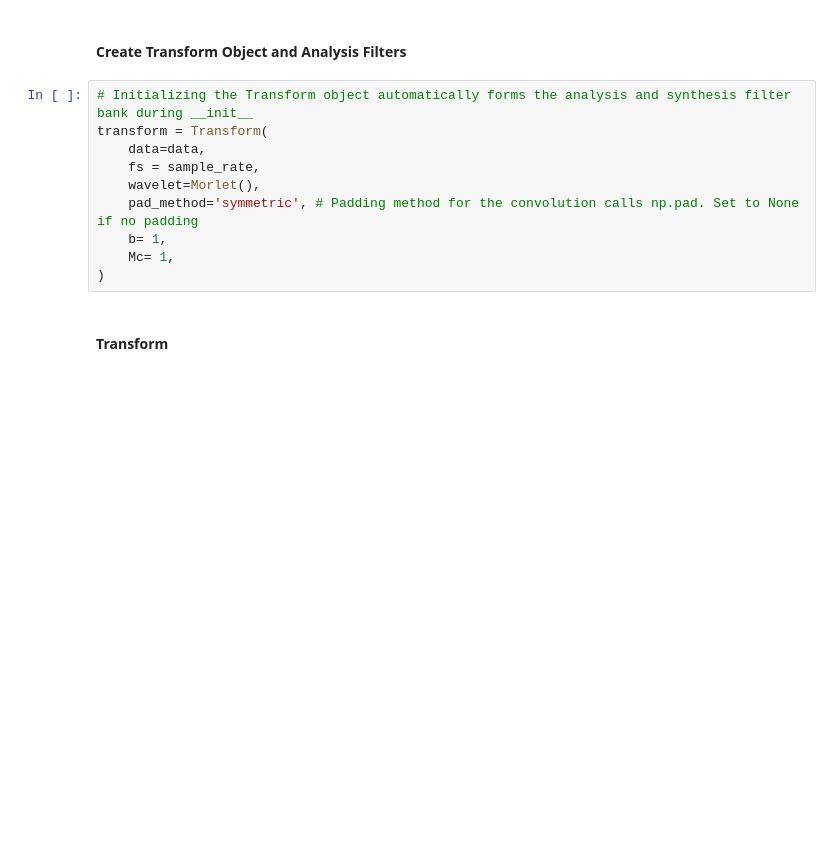
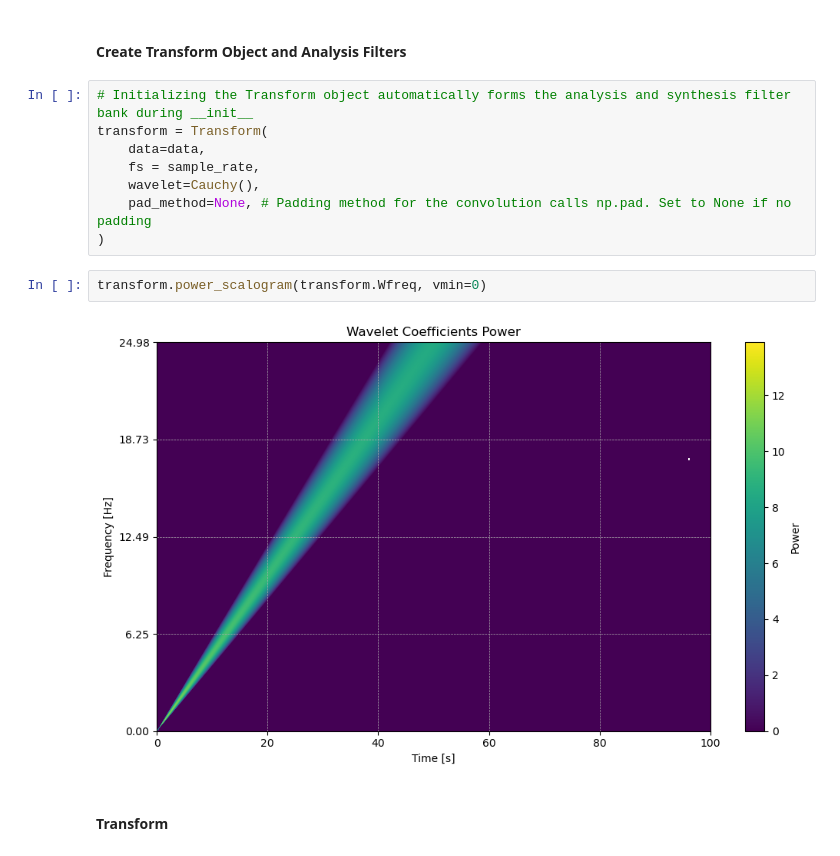
Before and after one commit to aphoffmann/InvertibleWavelets, a Jupyter notebook: WAICUP_TEST.ipynb, the cells around one changed output. Drawn from its saved outputs; the diff is of its cells as text; blank space fills up the shorter version.

```diff
--- a/WAICUP_TEST.ipynb
+++ b/WAICUP_TEST.ipynb
@@ -27,11 +27,13 @@ print(B.shape)
 transform = Transform(
     data=data,
     fs = sample_rate,
-    wavelet=Morlet(),
-    pad_method='symmetric', # Padding method for the convolution calls np.pad. Set to None if no padding
-    b= 1,
-    Mc= 1,
+    wavelet=Cauchy(),
+    pad_method=None, # Padding method for the convolution calls np.pad. Set to None if no padding
 )
+# %%
+transform.power_scalogram(transform.Wfreq, vmin=0)
+# %% [output]
+[figure, added]
 # %% [markdown]
 #### Transform
 # %%
```
Also changed, not shown: parts of 13 cells of this notebook, 1 other file.
